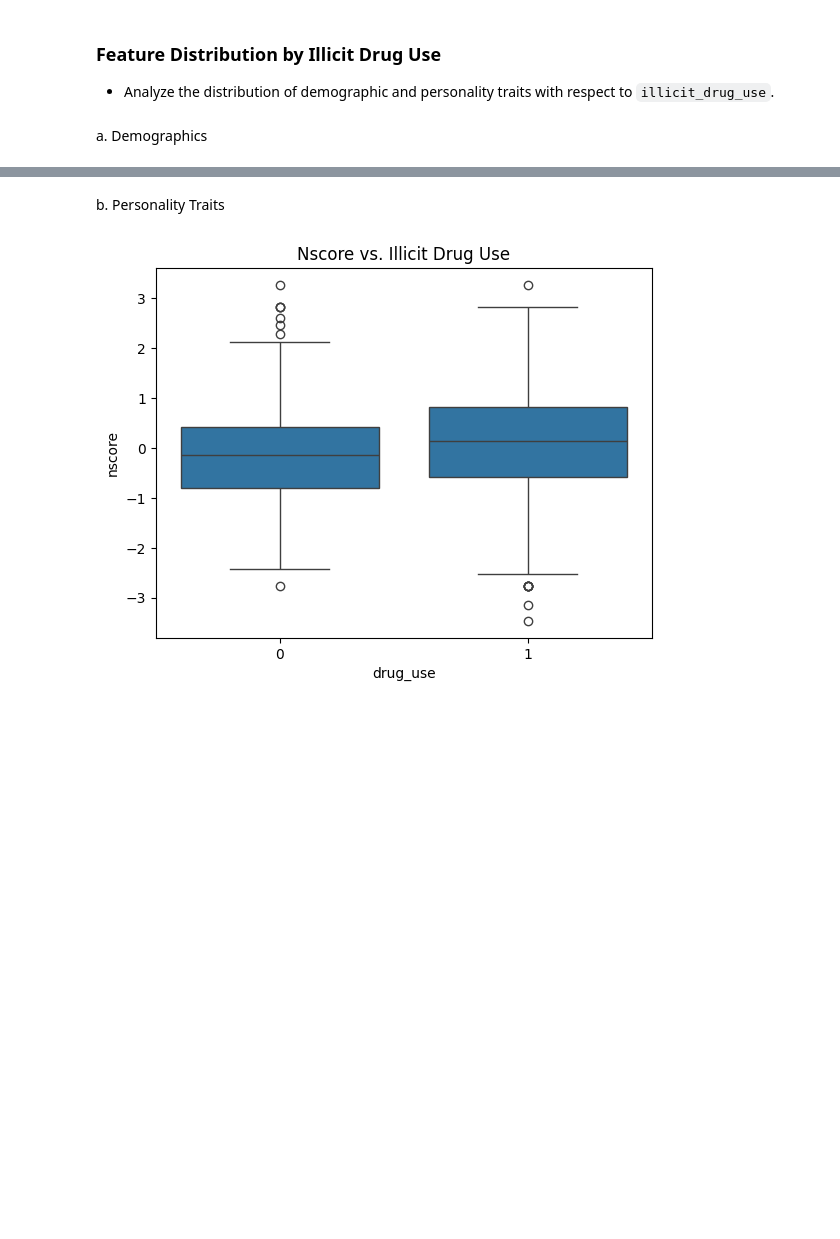
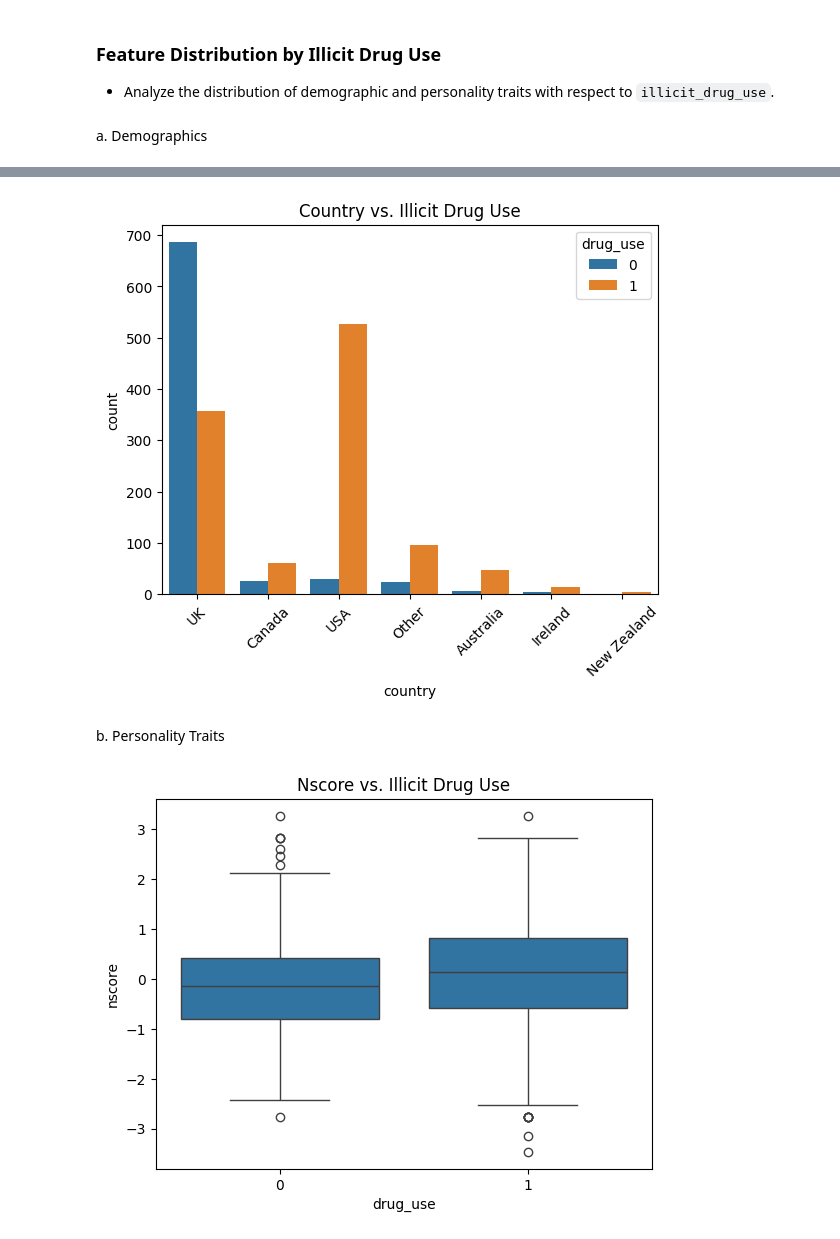
Before and after one commit to rohanxavier33/finalDrug, a Jupyter notebook: finalDrug.ipynb, the cells around one changed output, grey strips where cells are left out. Saved outputs shown, nothing was run; the diff lists cells and outputs as text; code cells hidden in the pictures; blank space fills up the shorter version.

```diff
--- a/finalDrug.ipynb
+++ b/finalDrug.ipynb
@@ -344,3 +358,11 @@ plt.show()
+# %%
+# Visualize country distribution by illicit drug use
+sns.countplot(data=dfMapped, x='country', hue=df['drug_use'])
+plt.title("Country vs. Illicit Drug Use")
+plt.xticks(rotation=45)
+plt.show()
+# %% [output]
+[figure, added]
 # %% [markdown]
 b. Personality Traits
 # %%
```
Also changed, not shown: parts of 19 cells of this notebook.
